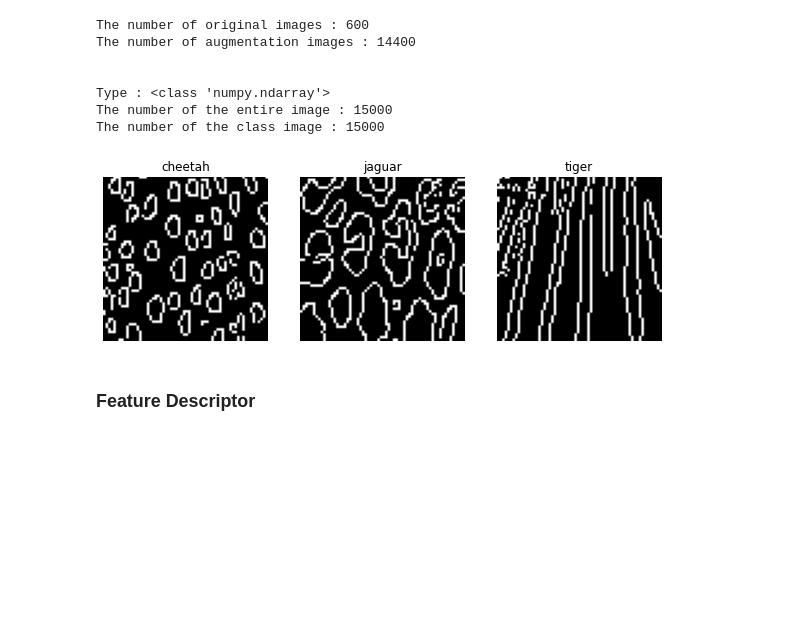
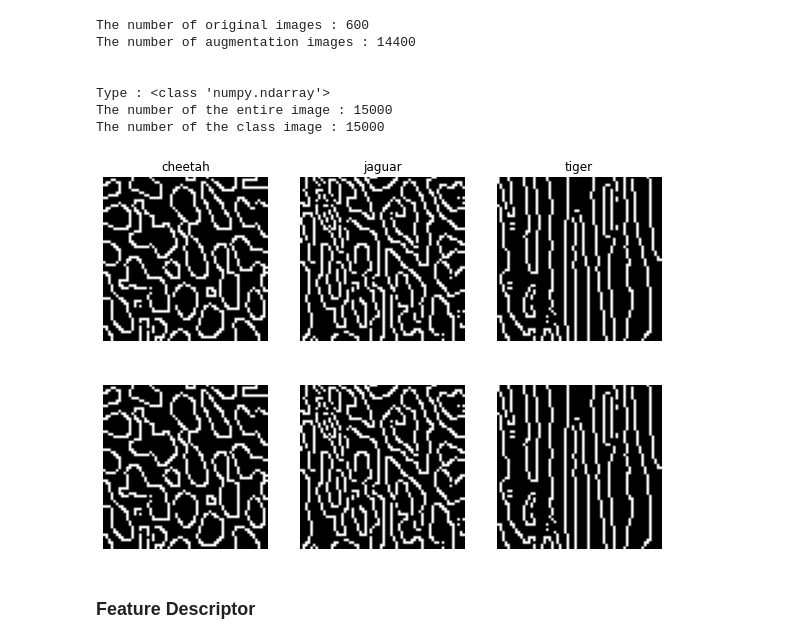
Before and after one commit to fernandapratama/Big_Cats_Classification_Based_on_Body_Covering, a Jupyter notebook: SVM/PHOG_SVM.ipynb, the cells around one changed output. Drawn from its saved outputs; the diff is of its cells as text; code cells hidden in the pictures; blank space fills up the shorter version.

```diff
--- a/SVM/PHOG_SVM.ipynb
+++ b/SVM/PHOG_SVM.ipynb
@@ -86,13 +86,13 @@ def create_dataset(folders):
             image = cv.imread(path, 0)    # grayscale
 
             # CLAHE (Contrast Limited Adaptive Histogram Equalization)
-            #clahe = cv.createCLAHE(clipLimit=40.0, tileGridSize=(8,8))
-            #clahe_img = clahe.apply(image)
+            clahe = cv.createCLAHE(clipLimit=40.0, tileGridSize=(8,8))
+            clahe_img = clahe.apply(image)
 
             # median filter + Otsu
             #blur = cv.GaussianBlur(clahe_img,(3,3),0)
-            #blur = cv.medianBlur(clahe_img, 3)
-            otsu = cv.threshold(image, 0, 255, cv.THRESH_BINARY+cv.THRESH_OTSU)[1]
+            blur = cv.medianBlur(clahe_img, 3)
+            otsu = cv.threshold(blur, 0, 255, cv.THRESH_BINARY+cv.THRESH_OTSU)[1]
 
             # Canny
             sigma = 0.3
@@ -138,16 +138,20 @@ The number of augmentation images : 14400
 Type : <class 'numpy.ndarray'>
 The number of the entire image : 15000
 The number of the class image : 15000
-# %%
-fig, ax = plt.subplots(1,3, figsize=(10,5))
-
-ax[0].imshow(image_data[0], cmap='gray'), ax[0].set_title('cheetah'), ax[0].axis('off')
-ax[1].imshow(image_data[200], cmap='gray'), ax[1].set_title('jaguar'), ax[1].axis('off')
-ax[2].imshow(image_data[400], cmap='gray'), ax[2].set_title('tiger'), ax[2].axis('off')
-
-plt.show()
-# %% [output]
-[figure, removed]
+# %%
+fig, ax = plt.subplots(2,3, figsize=(10,7))
+
+ax[0,0].imshow(image_data[0], cmap='gray'), ax[0,0].set_title('cheetah'), ax[0,0].axis('off')
+ax[0,1].imshow(image_data[200], cmap='gray'), ax[0,1].set_title('jaguar'), ax[0,1].axis('off')
+ax[0,2].imshow(image_data[400], cmap='gray'), ax[0,2].set_title('tiger'), ax[0,2].axis('off')
+
+ax[1,0].imshow(image_data[0], cmap='gray'), ax[1,0].axis('off')
+ax[1,1].imshow(image_data[200], cmap='gray'), ax[1,1].axis('off')
+ax[1,2].imshow(image_data[400], cmap='gray'), ax[1,2].axis('off')
+
+plt.show()
+# %% [output]
+[figure, added]
 # %% [markdown]
 ### Feature Descriptor
 # %%
```
Also changed, not shown: parts of 19 cells of this notebook.
